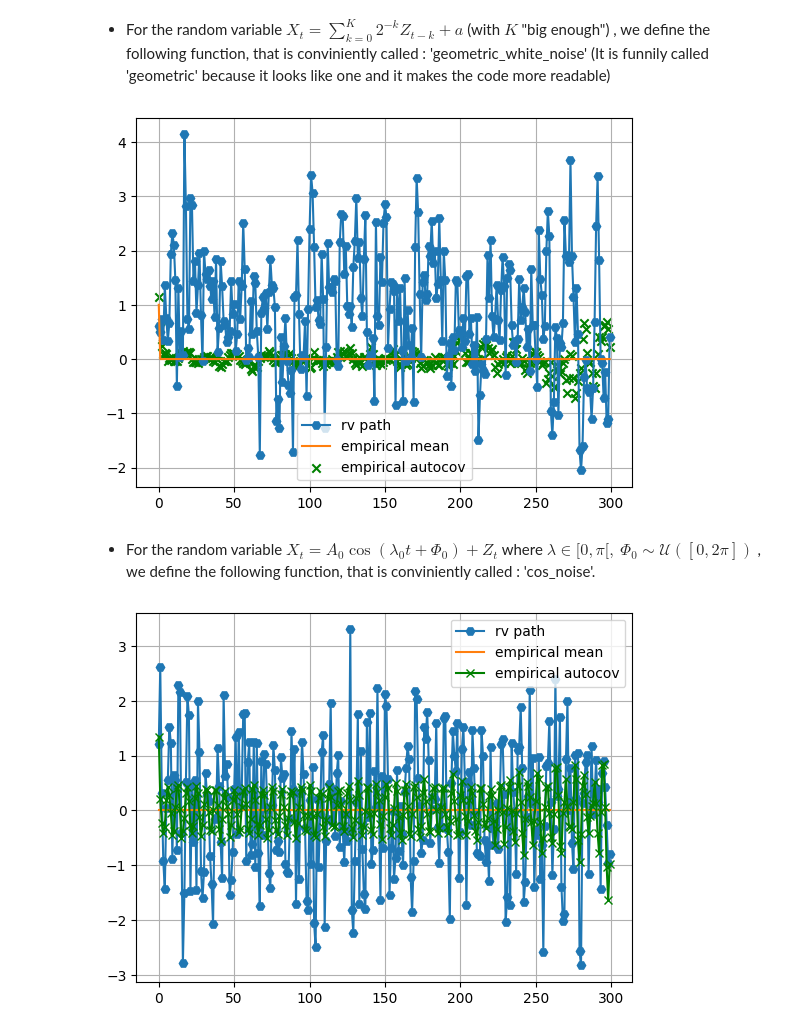
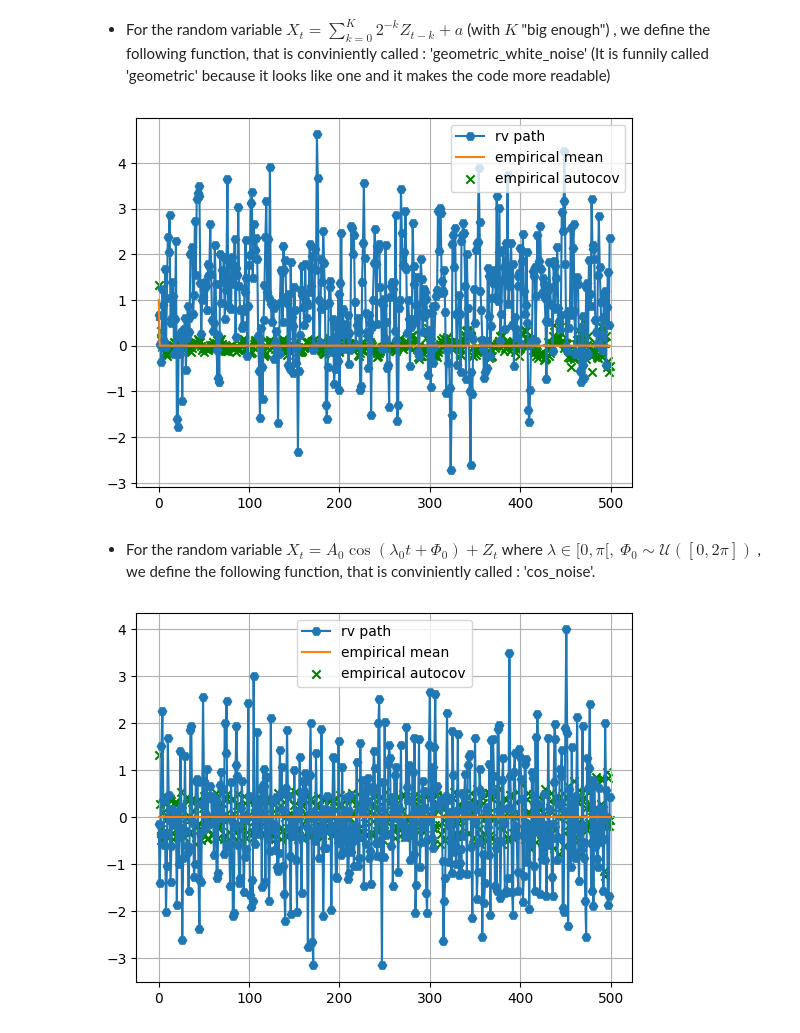
Before and after one commit to KHOUTAIBI/TSIA-TP, a Jupyter notebook: Rendu_TP-1.ipynb, the cells around one changed output. Cells and saved outputs as stored; diff of their text form; code cells hidden in the pictures.

```diff
--- a/Rendu_TP-1.ipynb
+++ b/Rendu_TP-1.ipynb
@@ -92,7 +94,7 @@ def empirical_autocovariance(X, taus, mean=0):
 Before starting, let us define some Important code constants that we will be used throught the entirety of this jupyter session
 # %%
 #Defining the factors of the random variables
-LENGHT = 300
+LENGHT = 500
 K = 100
 mean = 0
 sigma = 1
@@ -190,58 +192,32 @@ plt.scatter(indexes,empirical_autocovariance_geo_sum, label='empirical autocov',
 plt.legend()
 plt.show()
 # %% [output]
-[figure, old version]
+[figure, new version]
 # %% [markdown]
 - For the random variable $X_t=A_0\cos(\lambda_0t+\Phi_0)+Z_t$ where $\lambda \in [0,\pi[,$ $\Phi_0 \sim \mathcal{U}([0,2\pi])$ , we define the following function, that is conviniently called : 'cos_noise'.
 # %%
 #This function defines the harmonic process in the exercise
 def cos_noise(number_variables):
     T=np.arange(0,number_variables) # An array of the number of random variable
     PHI = np.random.uniform(0,2*np.pi)
     return A0*np.cos(lambda0*T+PHI)+np.random.normal(mean,sigma,number_variables) # returns the cos function
 
 #Let us call the harmonic process
 X_cos_WN = cos_noise(number_variables=LENGHT)
 
 #theoretical mean of the harmonic process
 empirical_mean_cos_WN = empirical_mean(X_cos_WN)
 
 #The empirical autocovariance of the harmonic process
 empirical_autocovariance_cos = empirical_autocovariance(X_cos_WN,mean=0,taus=indexes)
 
 
 #Plotting the results
 plt.grid()
 plt.plot(indexes,X_cos_WN, label='rv path', marker='H')
 plt.plot(indexes,np.full_like(indexes,empirical_mean_cos_WN), label='empirical mean')
-plt.plot(indexes,empirical_autocovariance_cos, label='empirical autocov', color='green' , marker = 'x')
+plt.scatter(indexes,empirical_autocovariance_cos, label='empirical autocov', color='green' , marker = 'x')
 plt.legend()
 plt.show()
-
-#leave this here
-X_1 = np.array([-0.10410915, -0.44924332, -2.61843838, -3.36720979, -1.42221284,
-       -2.08056685,  0.37960208,  1.47726544,  1.92928295,  0.15941079,
-        1.20205606,  2.14820092,  1.51930553,  1.81990484,  2.93049759,
-       -0.39307242,  1.14744842, -0.59272112, -1.40455415, -2.45857744,
-       -2.27611428, -2.25004623, -1.3921666 ,  0.84589513,  2.25790285,
-        0.28957758,  3.33010206,  1.11746805,  1.85235982, -0.09030911,
-        1.8208605 , -1.59980155, -1.94990181, -1.70779809, -1.6211652 ,
-       -2.47429347,  0.94921705, -1.63316865, -1.15233311, -0.11006162,
-        1.52157505,  1.41597969,  2.14140446,  1.88966599,  1.88174346,
-        2.36365292,  0.53695846, -1.86502517, -1.50448436,  0.28210703,
-       -1.29251419, -2.44137992, -3.35152552,  0.71450454, -1.03712348,
-       -1.06981815,  3.61344294,  3.05944724,  1.51351806,  0.23025658,
-        0.79267075, -0.25415893,  0.45854954, -0.99059372, -2.05253049,
-       -2.54618136,  0.03027855, -3.33754887, -0.27604263, -0.42919592,
-       -0.4488414 ,  1.63206019,  1.07941318,  0.40692884,  3.36448937,
-        1.90357719,  0.86943475,  0.69897859, -0.77550041, -2.00892078,
-       -2.46946127, -1.0708268 , -3.2429321 , -0.13725256, -1.12650786,
-        0.95674449,  0.88022577,  0.68421259,  0.95278923,  0.98689236,
-        1.78472537,  1.09954785,  0.78129668,  1.18912101, -0.15241077,
-       -0.7334948 , -2.75488814, -1.88477398, -1.85846591, -1.66603608])
-
-X_3 = np.array([-2.221699284612737, -2.2619607527980756, 0.8863395868722156, 0.9416629915733699, 0.9060587048049614, 0.047178747602189985, -1.9046693071830432, -0.04544001667653097, -1.6739810972325526, 0.7477673183509038, 0.019712056590573068,
--1.0666849479652365, 2.2608333526768307, -2.1216126636741364, -1.3361793671487563, -1.6250812461749624, 0.38345548213031916, 0.1853331101864889, 1.9134143205350551, -2.5935779783322954, -0.21772357172297652, -0.6117971560180904, 0.8834092633811697, 1.7836614100163466, 0.1352494111227902, 0.24257142417943084, -2.535939049200371, -0.2916220418080609, -0.2593316801867618, 1.319495721523174, 2.6986329176022243, -0.2203428637011436, -1.128257386069082, -0.35898254087125603, 1.374284584440482, 2.424038340773007, 2.9496743213310763, 1.71266422021553, -3.1445173286061916, 0.16303660376145934, -0.7253973645600955, -0.3756643581034591, 1.3774947131103525, -1.8145268930510325, -1.0116317433470612, -1.7355212883003956, -1.0150021288970053, 0.06125349595939414, 1.070316181124858, 1.1501582035756384, 0.824125241782663, 0.11120739944980074, -0.436849345152262, -0.15051526137105567, 1.504243902627407, 0.42279737648882637,
-0.3245162641507766, -0.9431701657466955, 0.9306852378201175, 1.12864289129553, 1.2120727835481255, 1.4244479847493872, -0.37178295650439563, -1.7304336183955433, 0.4506223215618226, -2.149943504055063, 0.36371609623255063, 1.6379890160415151, 1.792120944105494, -0.34713292048984806, -1.2828365467097018, -0.1521539540652932, -1.319766360887162, 0.8515717131067492, 1.4503405452828395, -0.12375152682125372, -0.6436473580799795, -0.2983194785135893, -1.252881710026127, 0.8072482523286293, 2.2784687516906894, 0.19022342982365165, -0.945176891161141, 0.1321080291891369, -0.07109139011537696, 1.0779523310123507, -0.663195890421887, 0.10255068614284263, -0.14023821803929992, -1.679305556646931, 0.23400996420861175, -0.47944040011575034, 2.4759860660143653, 0.000318590947037678, 1.08009295726842, -1.9673782808941924, -0.2949412277787409, -0.7334302811971518, -0.27115121994240055, 1.2559387795224797])
 # %% [output]
-[figure, old version]
+[figure, new version]
```
Also changed, not shown: parts of 12 cells of this notebook.
